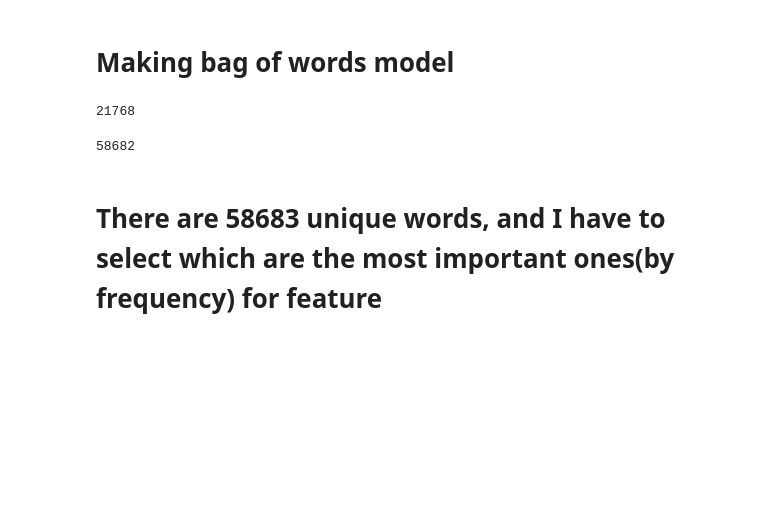
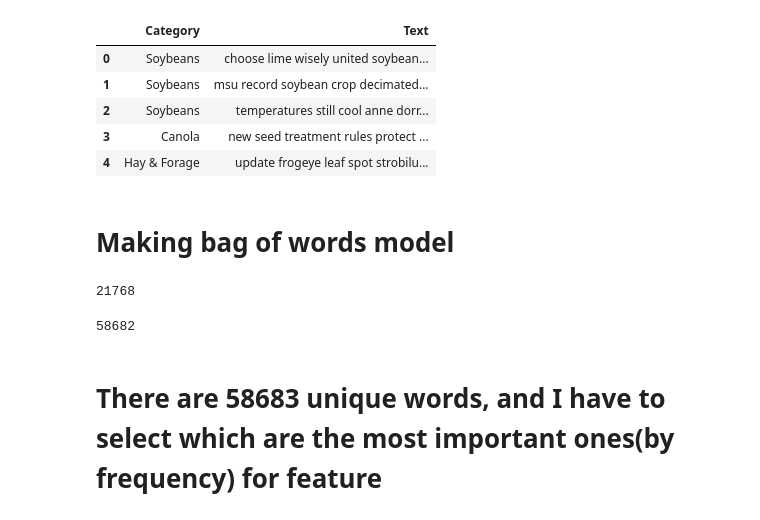
Before and after one commit to suyashkumar2409/VasudhaikaMlProject, a Jupyter notebook: Bag of Words with Random Forest, Logistic Regression.ipynb, the cells around one changed output. Cells and saved outputs as stored; diff of their text form; code cells hidden in the pictures; blank space fills up the shorter version.

```diff
--- a/Bag of Words with Random Forest, Logistic Regression.ipynb
+++ b/Bag of Words with Random Forest, Logistic Regression.ipynb
@@ -14,6 +14,15 @@ clean_data = pd.read_excel('clean.xlsx')
 clean_data = clean_data.iloc[np.random.permutation(len(clean_data))]
 # %%
 clean_data = clean_data.reset_index(drop=True)
+# %%
+clean_data.head()
+# %% [output]
+|  | Category | Text |
+| 0 | Soybeans | choose lime wisely united soybean... |
+| 1 | Soybeans | msu record soybean crop decimated... |
+| 2 | Soybeans | temperatures still cool anne dorr... |
+| 3 | Canola | new seed treatment rules protect ... |
+| 4 | Hay & Forage | update frogeye leaf spot strobilu... |
 # %% [markdown]
 # Making bag of words model
 # %%
```
Also changed, not shown: 3 other files.
